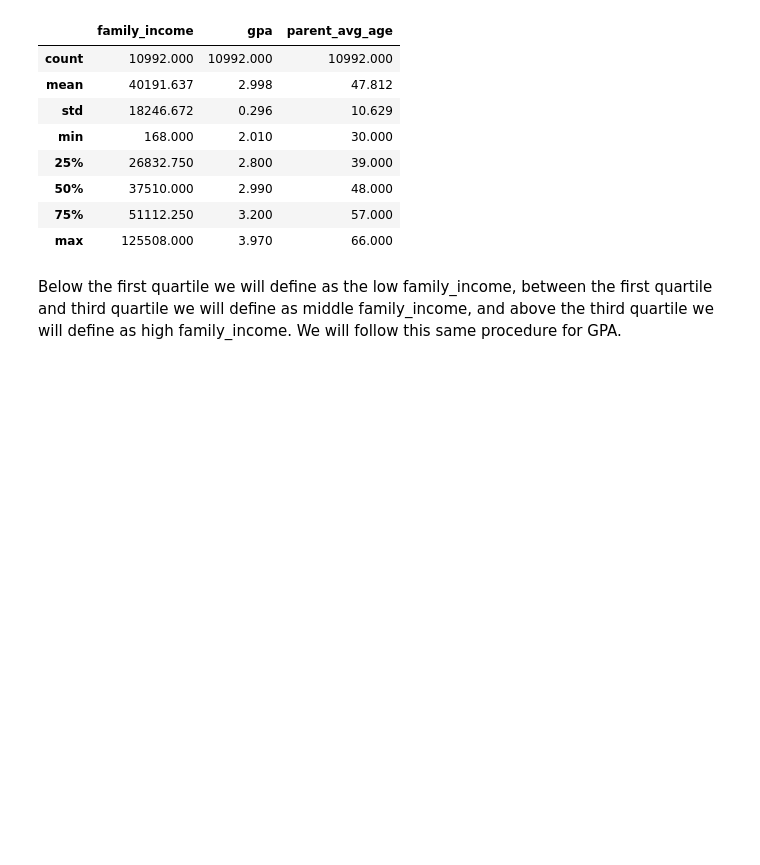
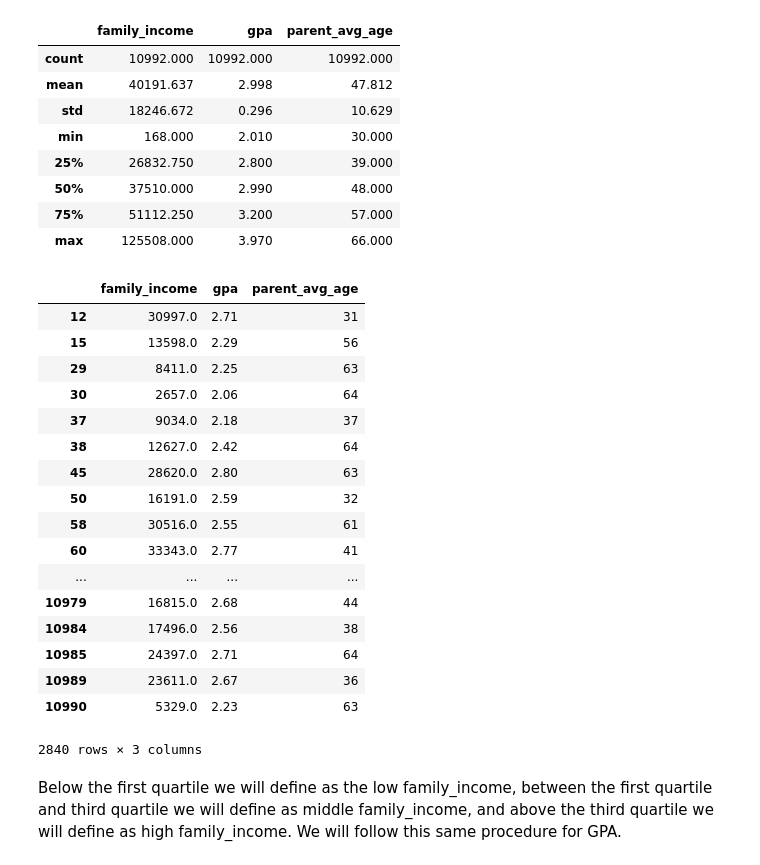
Before and after one commit to jonhilgart22/Galvanize-Statistics, a Jupyter notebook: week3/3-4_Joint/DSCI6002-3.4-Lab-JH_(worked_with_Chau_Dao).ipynb, the cells around one changed output. Saved outputs shown, nothing was run; the diff lists cells and outputs as text; code cells hidden in the pictures; blank space fills up the shorter version.

```diff
--- a/week3/3-4_Joint/DSCI6002-3.4-Lab-JH_(worked_with_Chau_Dao).ipynb
+++ b/week3/3-4_Joint/DSCI6002-3.4-Lab-JH_(worked_with_Chau_Dao).ipynb
@@ -448,6 +440,29 @@ inc_gpa_df.describe()
 | 50% | 37510.000 | 2.990 | 48.000 |
 | 75% | 51112.250 | 3.200 | 57.000 |
 | max | 125508.000 | 3.970 | 66.000 |
+# %%
+inc_gpa_df_conditional = inc_gpa_df.copy()
+
+inc_gpa_df_conditional[inc_gpa_df.gpa<=2.800]
+# %% [output]
+|  | family_income | gpa | parent_avg_age |
+| 12 | 30997.0 | 2.71 | 31 |
+| 15 | 13598.0 | 2.29 | 56 |
+| 29 | 8411.0 | 2.25 | 63 |
+| 30 | 2657.0 | 2.06 | 64 |
+| 37 | 9034.0 | 2.18 | 37 |
+| 38 | 12627.0 | 2.42 | 64 |
+| 45 | 28620.0 | 2.80 | 63 |
+| 50 | 16191.0 | 2.59 | 32 |
+| 58 | 30516.0 | 2.55 | 61 |
+| 60 | 33343.0 | 2.77 | 41 |
+| ... | ... | ... | ... |
+| 10979 | 16815.0 | 2.68 | 44 |
+| 10984 | 17496.0 | 2.56 | 38 |
+| 10985 | 24397.0 | 2.71 | 64 |
+| 10989 | 23611.0 | 2.67 | 36 |
+| 10990 | 5329.0 | 2.23 | 63 |
+2840 rows × 3 columns
 # %% [markdown]
 Below the first quartile we will define as the low family_income, between the first quartile and third quartile we will define as middle family_income, and above the third quartile we will define as high family_income. We will follow this same procedure for GPA.
 # %%
```
Also changed, not shown: parts of 10 cells of this notebook.
